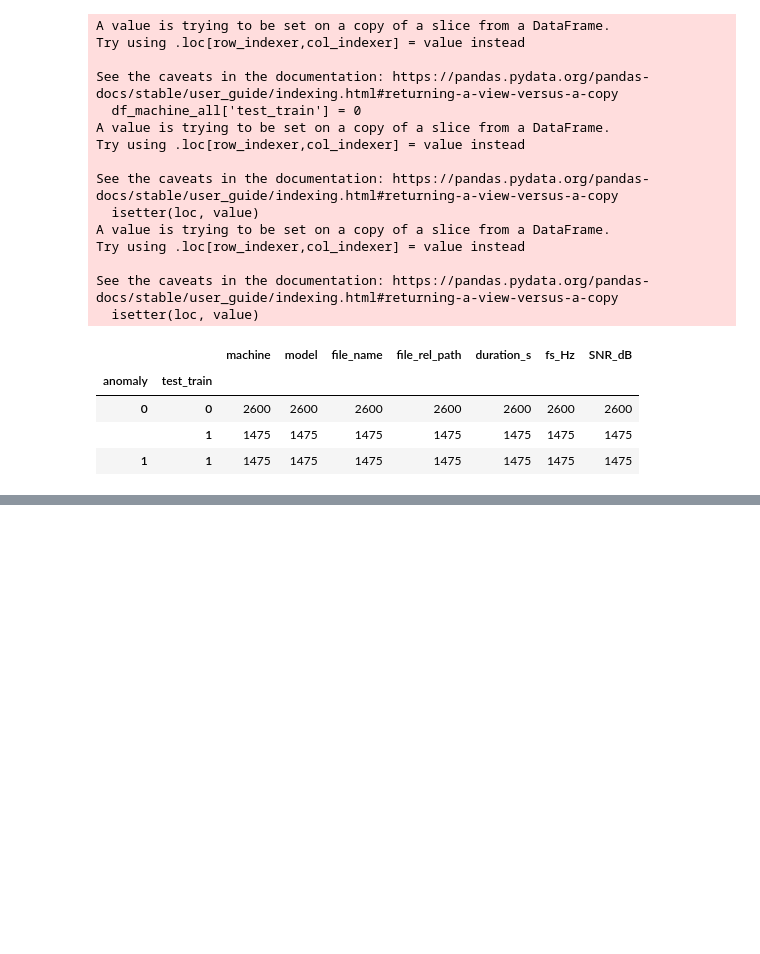
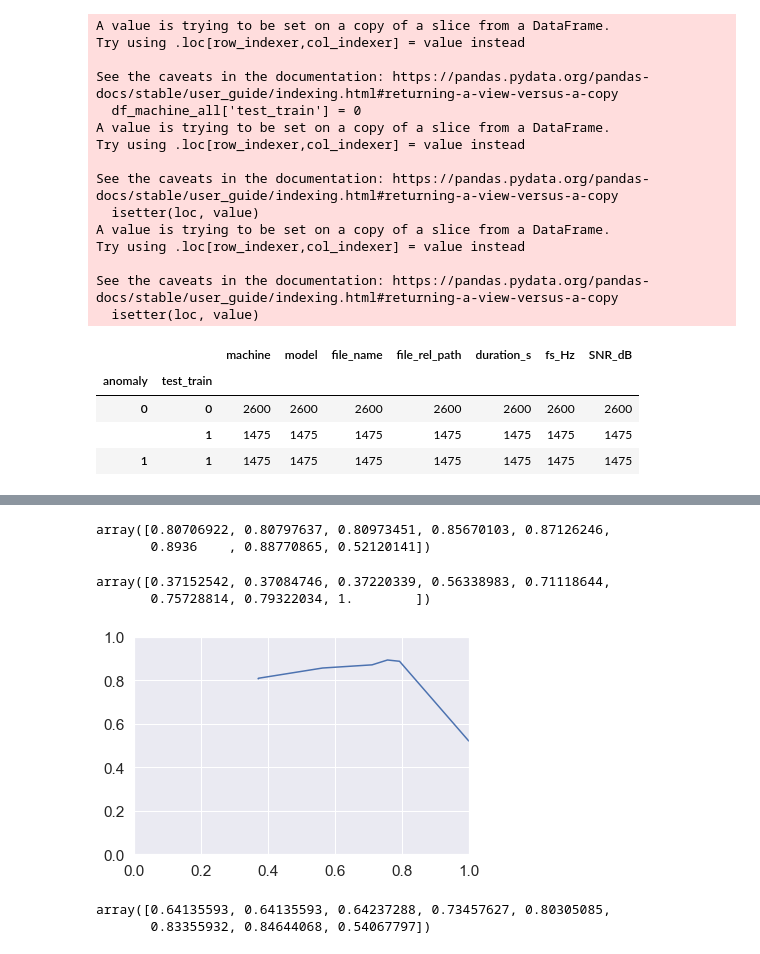
Before and after one commit to eceboran/AudioMalfunctionDetection, a Jupyter notebook: Modeling/one-class-svm-fan.ipynb, the cells around one changed output, grey strips where cells are left out. Saved outputs shown, nothing was run; the diff lists cells and outputs as text; code cells hidden in the pictures; blank space fills up the shorter version.

```diff
--- a/Modeling/one-class-svm-.ipynb
+++ b/Modeling/one-class-svm-fan.ipynb
@@ -328,0 +315,18 @@ for id_g, gamma in enumerate(ran_gamma):
+# %%
+ran_gamma = [0.0001, 0.0005, 0.001, 0.005, 0.01, 0.05, 0.1, 0.5]
+ran_prctl = range(0,15)
+nu = 0.5
+acc_gn = np.zeros((len(ran_prctl), len(ran_gamma)))
+precision_gn = np.zeros((len(ran_prctl), len(ran_gamma)))
+recall_gn = np.zeros((len(ran_prctl), len(ran_gamma)))
+TPR_gn = np.zeros((len(ran_prctl), len(ran_gamma)))
+FPR_gn = np.zeros((len(ran_prctl), len(ran_gamma)))
+for id_g, gamma in enumerate(ran_gamma):
+    for id_p, prctle in enumerate(ran_prctl):
+
+
+        acc_gn[id_p, id_g] = out_metrics['acc']
+        precision_gn[id_p, id_g] = out_metrics['precision']
+        recall_gn[id_p, id_g] = out_metrics['recall']
+        TPR_gn[id_p, id_g] = out_metrics['TPR']
+        FPR_gn[id_p, id_g] = out_metrics['FPR']
@@ -488,7 +486,7 @@ TPR_gamma_all = np.zeros(len(ran_gamma))
 FPR_gamma_all = np.zeros(len(ran_gamma))
 acc_gamma_train_all = np.zeros(len(ran_gamma))
 precision_gamma_train_all = np.zeros(len(ran_gamma))
-acc_gamma_train_all = np.zeros(len(ran_gamma))
+recall_gamma_train_all = np.zeros(len(ran_gamma))
 TPR_gamma_train_all = np.zeros(len(ran_gamma))
 FPR_gamma_train_all = np.zeros(len(ran_gamma))
 for id_g, gamma in enumerate(ran_gamma):
@@ -516,11 +514,11 @@ for id_g, gamma in enumerate(ran_gamma):
     cm = metrics.confusion_matrix(y_test_all, y_test_pred_score)
 
     out_metrics_all = confusion_metrics(cm)
-    acc_gamma_all[id_g] = out_metrics['acc']
-    precision_gamma_all[id_g] = out_metrics['precision']
-    recall_gamma_all[id_g] = out_metrics['recall']
-    TPR_gamma_all[id_g] = out_metrics['TPR']
-    FPR_gamma_all[id_g] = out_metrics['FPR']
+    acc_gamma_all[id_g] = out_metrics_all['acc']
+    precision_gamma_all[id_g] = out_metrics_all['precision']
+    recall_gamma_all[id_g] = out_metrics_all['recall']
+    TPR_gamma_all[id_g] = out_metrics_all['TPR']
+    FPR_gamma_all[id_g] = out_metrics_all['FPR']
 
 
     cm = metrics.confusion_matrix(y_train_all, y_train_pred_score)
@@ -536,0 +541,22 @@ NameError: name 'recall_gamma_train_all' is not defined
+# %%
+precision_gamma_all
+# %% [output]
+array([0.80706922, 0.80797637, 0.80973451, 0.85670103, 0.87126246,
+       0.8936    , 0.88770865, 0.52120141])
+# %%
+recall_gamma_all
+# %% [output]
+array([0.37152542, 0.37084746, 0.37220339, 0.56338983, 0.71118644,
+       0.75728814, 0.79322034, 1.        ])
+# %%
+plt.plot(recall_gamma_all, precision_gamma_all)
+plt.xlim([0, 1])
+plt.ylim([0, 1])
+plt.show()
+# %% [output]
+[figure, added]
+# %%
+acc_gamma_all
+# %% [output]
+array([0.64135593, 0.64135593, 0.64237288, 0.73457627, 0.80305085,
+       0.83355932, 0.84644068, 0.54067797])
```
Also changed, not shown: parts of 12 cells of this notebook.
